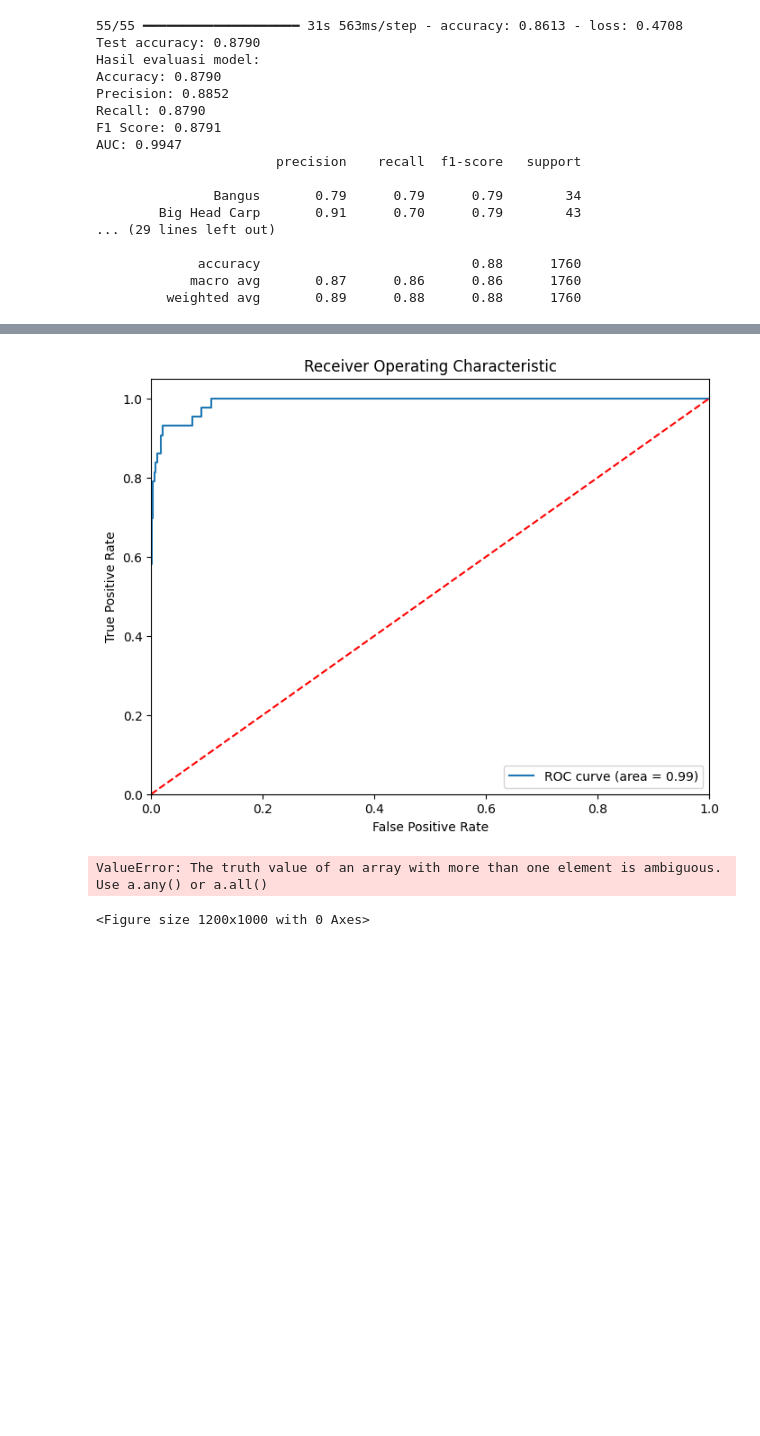
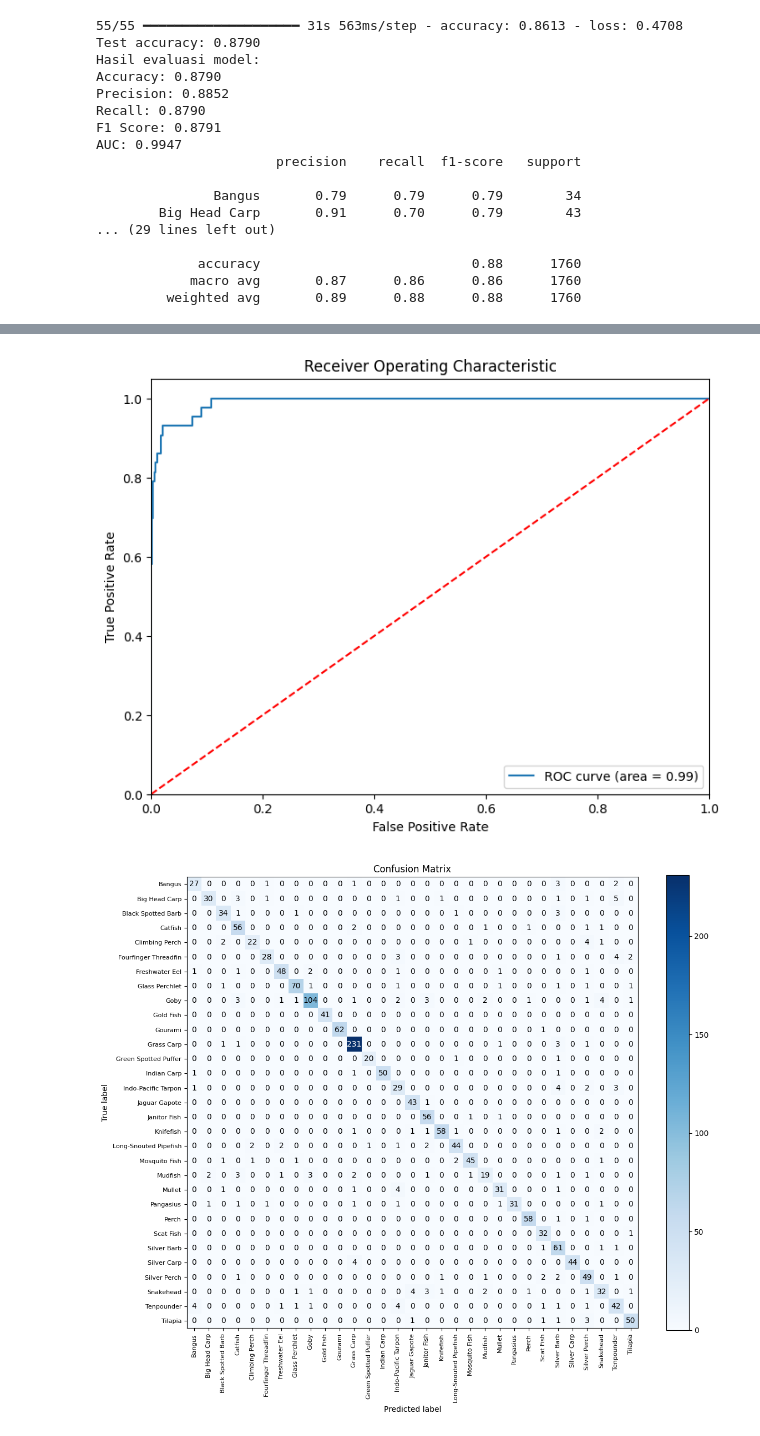
Before and after one commit to athabrani/DeepLearning, a Jupyter notebook: UTS_CNN.ipynb, the cells around one changed output, grey strips where cells are left out. Drawn from its saved outputs; the diff is of its cells as text; code cells hidden in the pictures; blank space fills up the shorter version.

```diff
--- a/UTS_CNN.ipynb
+++ b/UTS_CNN.ipynb
@@ -277,23 +277,37 @@ def visualize_roc_curve(y_true, y_scores):
     plt.savefig('roc_curve.png')
     plt.show()
 
-def visualize_confusion_matrix(y_true, y_pred):
+def visualize_confusion_matrix(y_true, y_pred, class_names):
+    # Hitung confusion matrix
     cm = confusion_matrix(y_true, y_pred)
-    plt.figure(figsize=(12, 10))
-    plt.matshow(cm, cmap='Blues', fignum=1)
-    plt.colorbar()
-    plt.title('Confusion Matrix')
+    num_classes = len(class_names)
 
-    for i in range(cm.shape[0]):
-        for j in range(cm.shape[1]):
-            plt.text(j, i, f'{cm[i, j]}', ha='center', va='center', color='white' if cm[i, j] > cm.max() / 2 else 'black')
+    # Buat figure + axes lewat subplots
+    fig, ax = plt.subplots(figsize=(12, 10))
 
-    plt.ylabel('True label')
-    plt.xlabel('Predicted label')
-    plt.xticks(range(num_classes), class_names, rotation=90, fontsize=8)
-    plt.yticks(range(num_classes), class_names, fontsize=8)
-    plt.tight_layout()
-    plt.savefig('confusion_matrix.png')
+    # Tampilkan matriks dengan imshow
+    im = ax.imshow(cm, interpolation='nearest', cmap='Blues')
+    fig.colorbar(im, ax=ax)
+
+    # Label sumbu
+    ax.set_xticks(np.arange(num_classes))
+    ax.set_yticks(np.arange(num_classes))
+    ax.set_xticklabels(class_names, rotation=90, fontsize=8)
+    ax.set_yticklabels(class_names, fontsize=8)
+    ax.set_xlabel('Predicted label')
+    ax.set_ylabel('True label')
+    ax.set_title('Confusion Matrix')
+
+    # Annotasi angka di tiap sel
+    thresh = cm.max() / 2.0
+    for i in range(num_classes):
+        for j in range(num_classes):
+            ax.text(j, i, f"{cm[i, j]}",
+                    ha="center", va="center",
+                    color="white" if cm[i, j] > thresh else "black")
+
+    fig.tight_layout()
+    fig.savefig('confusion_matrix.png')
     plt.show()
 # %% [markdown]
 #Model CNN
@@ -482,9 +496,8 @@ AUC: 0.9947
 # %%
 visualize_results(history)
 visualize_roc_curve(y_test, y_pred_proba)
-visualize_confusion_matrix(y_test, y_pred)
+visualize_confusion_matrix(y_test, y_pred, class_names)
 # %% [output]
 [figure]
 [figure]
-ValueError: The truth value of an array with more than one element is ambiguous. Use a.any() or a.all()
-<Figure size 1200x1000 with 0 Axes>
+[figure, added]
```
Also changed, not shown: parts of 1 cell of this notebook.
